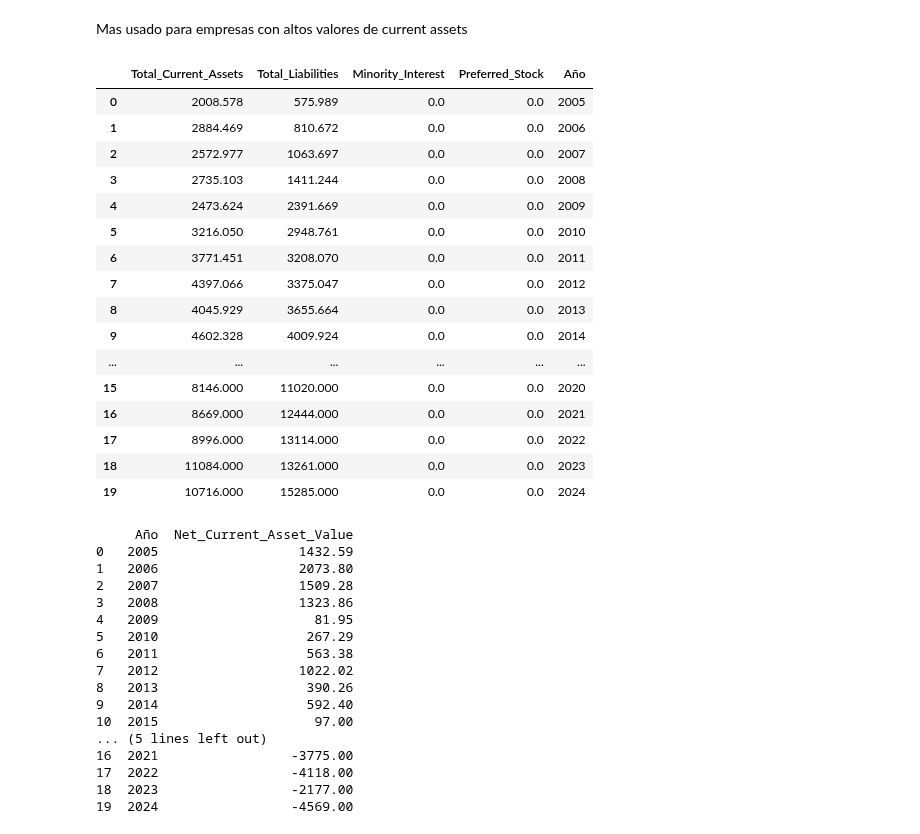
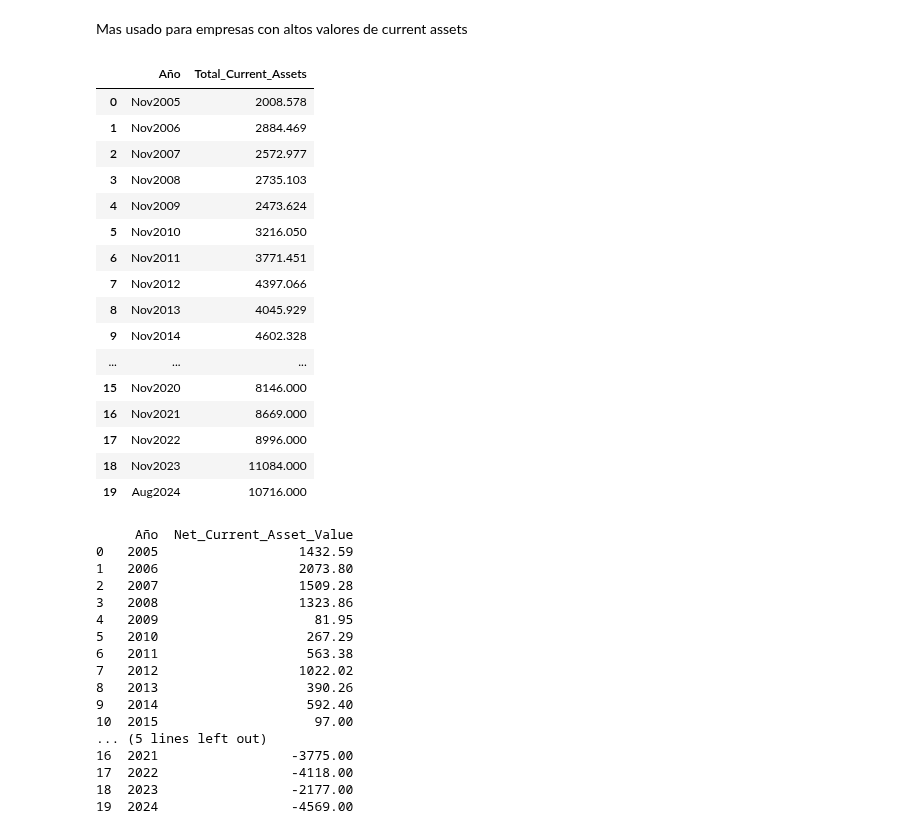
Before and after one commit to Marco23rubio/Stocks, a Jupyter notebook: Valuaciones_4_USA.ipynb, the cells around one changed output. Drawn from its saved outputs; the diff is of its cells as text; code cells hidden in the pictures.

```diff
--- a/Valuaciones_4_USA.ipynb
+++ b/Valuaciones_4_USA.ipynb
@@ -2048,8 +2046,46 @@ print(df_epv_final)
 # %% [markdown]
 Mas usado para empresas con altos valores de current assets
 # %%
+# 1. Definir los datos originales
 total_current_assets = df_anual_filtrado[df_anual_filtrado['Fiscal Period'] == 'Total Current Assets'].iloc[0, 1:]
 total_liabilities = df_anual_filtrado[df_anual_filtrado['Fiscal Period'] == 'Total Liabilities'].iloc[0, 1:]
 minority_interest = df_anual_filtrado[df_anual_filtrado['Fiscal Period'] == 'Minority Interest'].iloc[0, 1:]
 prefered_stock = df_anual_filtrado[df_anual_filtrado['Fiscal Period'] == 'Preferred Stock'].iloc[0, 1:]
+
+# Helper function para limpiar el índice, quitar filas vacías y convertir a numérico
+def clean_to_df(series, value_column_name):
+    df = pd.DataFrame({
+        "Año": series.index.values,
+        value_column_name: pd.to_numeric(series.values, errors="coerce")
+    })
+    # Eliminar filas donde el Año sea nulo, vacío o espacios en blanco
+    df = df.dropna(subset=["Año"])
+    df = df[df["Año"].astype(str).str.strip() != ""].reset_index(drop=True)
+    return df
+
+# 2. Transformar cada serie a DataFrame limpio
+df_current_assets = clean_to_df(total_current_assets, "Total_Current_Assets")
+df_liabilities    = clean_to_df(total_liabilities, "Total_Liabilities")
+df_minority       = clean_to_df(minority_interest, "Minority_Interest")
+df_preferred      = clean_to_df(prefered_stock, "Preferred_Stock")
+# %%
+df_current_assets
+# %% [output]
+|  | Año | Total_Current_Assets |
+| 0 | Nov2005 | 2008.578 |
+| 1 | Nov2006 | 2884.469 |
+| 2 | Nov2007 | 2572.977 |
+| 3 | Nov2008 | 2735.103 |
+| 4 | Nov2009 | 2473.624 |
+| 5 | Nov2010 | 3216.050 |
+| 6 | Nov2011 | 3771.451 |
+| 7 | Nov2012 | 4397.066 |
+| 8 | Nov2013 | 4045.929 |
+| 9 | Nov2014 | 4602.328 |
+| ... | ... | ... |
+| 15 | Nov2020 | 8146.000 |
+| 16 | Nov2021 | 8669.000 |
+| 17 | Nov2022 | 8996.000 |
+| 18 | Nov2023 | 11084.000 |
+| 19 | Aug2024 | 10716.000 |
 # %%
@@ -2070,29 +2106,11 @@ df_balance_resumen = pd.DataFrame({
     "Preferred_Stock": prefered_stock
 })
 
-df_balance_resumen["Año"] = df_balance_resumen.index
-df_balance_resumen = df_balance_resumen.reset_index(drop=True)
+# df_balance_resumen["Año"] = df_balance_resumen.index
+# df_balance_resumen = df_balance_resumen.reset_index(drop=True)
 
-df_balance_resumen = df_balance_resumen[df_balance_resumen["Año"].isin(ultimos_20_anios)]
-df_balance_resumen
+# df_balance_resumen = df_balance_resumen[df_balance_resumen["Año"].isin(last_20_years)]
+# df_balance_resumen
-# %% [output]
-|  | Total_Current_Assets | Total_Liabilities | Minority_Interest | Preferred_Stock | Año |
-| 0 | 2008.578 | 575.989 | 0.0 | 0.0 | 2005 |
-| 1 | 2884.469 | 810.672 | 0.0 | 0.0 | 2006 |
-| 2 | 2572.977 | 1063.697 | 0.0 | 0.0 | 2007 |
-| 3 | 2735.103 | 1411.244 | 0.0 | 0.0 | 2008 |
-| 4 | 2473.624 | 2391.669 | 0.0 | 0.0 | 2009 |
-| 5 | 3216.050 | 2948.761 | 0.0 | 0.0 | 2010 |
-| 6 | 3771.451 | 3208.070 | 0.0 | 0.0 | 2011 |
-| 7 | 4397.066 | 3375.047 | 0.0 | 0.0 | 2012 |
-| 8 | 4045.929 | 3655.664 | 0.0 | 0.0 | 2013 |
-| 9 | 4602.328 | 4009.924 | 0.0 | 0.0 | 2014 |
-| ... | ... | ... | ... | ... | ... |
-| 15 | 8146.000 | 11020.000 | 0.0 | 0.0 | 2020 |
-| 16 | 8669.000 | 12444.000 | 0.0 | 0.0 | 2021 |
-| 17 | 8996.000 | 13114.000 | 0.0 | 0.0 | 2022 |
-| 18 | 11084.000 | 13261.000 | 0.0 | 0.0 | 2023 |
-| 19 | 10716.000 | 15285.000 | 0.0 | 0.0 | 2024 |
 # %%
 # Calcular Net Current Asset Value
 df_balance_resumen["Net_Current_Asset_Value"] = (
```
Also changed, not shown: parts of 9 cells of this notebook.
